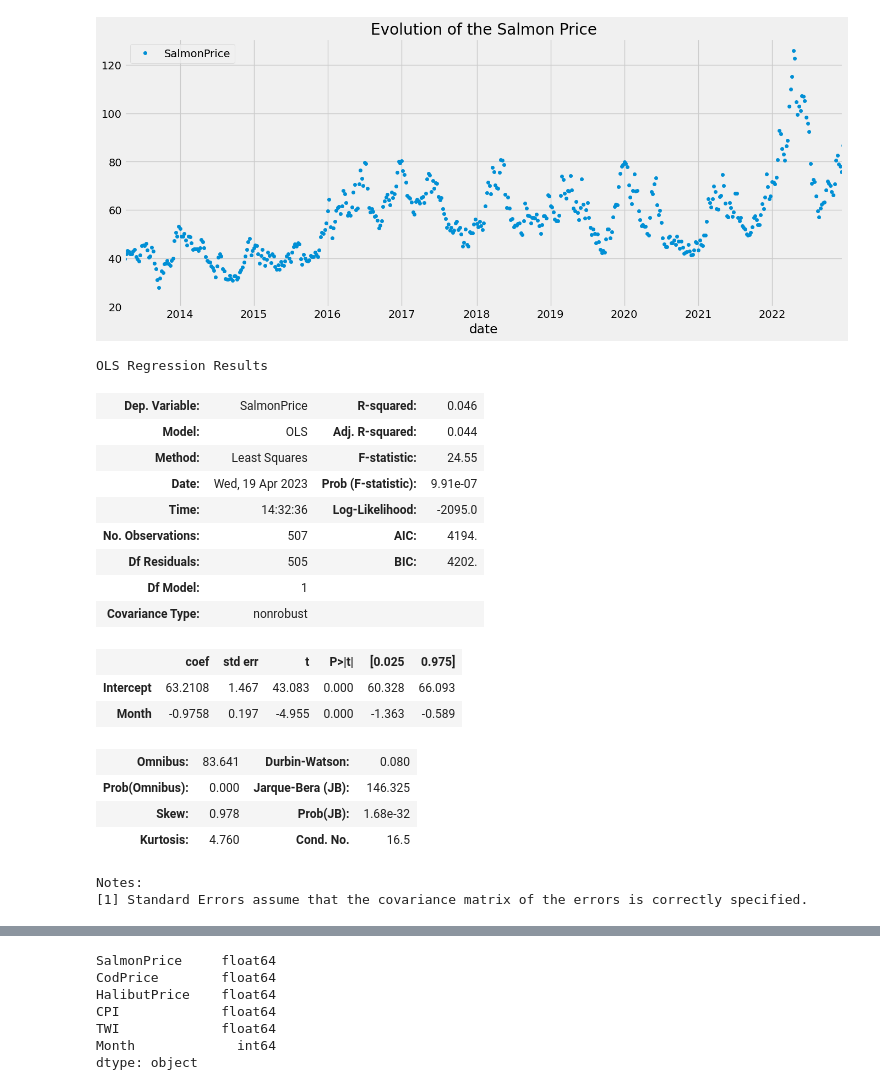
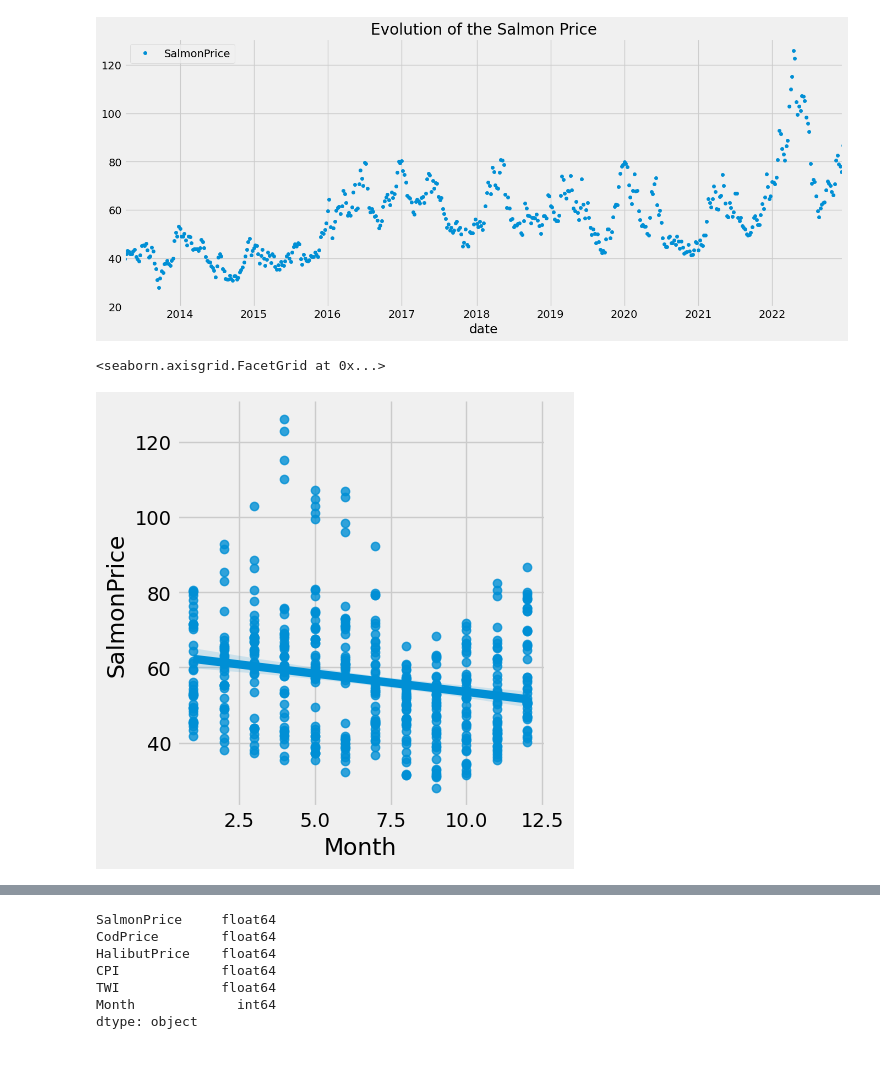
Before and after one commit to BachelorLaks/bachelor2023, a Jupyter notebook: data/Descriptive analysis.ipynb, the cells around one changed output, grey strips where cells are left out. Drawn from its saved outputs; the diff is of its cells as text; code cells hidden in the pictures; blank space fills up the shorter version.

Commit message:
arbeid med month: deskriptiv

```diff
--- a/data/Descriptive analysis.ipynb
+++ b/data/Descriptive analysis.ipynb
@@ -60,27 +56,18 @@ var_set.SalmonPrice.plot(figsize=(15,6), legend=True, title='Evolution of the Sa
 # %% [output]
 <Axes: title={'center': 'Evolution of the Salmon Price'}, xlabel='date'>
 [figure]
-# %%
-reg_line = smf.ols(formula = 'SalmonPrice ~ Month', data = var_set).fit()
-
-reg_line.summary()
-# %% [output]
-OLS Regression Results
-| Dep. Variable: | SalmonPrice | R-squared: | 0.046 |
-| Model: | OLS | Adj. R-squared: | 0.044 |
-| Method: | Least Squares | F-statistic: | 24.55 |
-| Date: | Wed, 19 Apr 2023 | Prob (F-statistic): | 9.91e-07 |
-| Time: | 14:32:36 | Log-Likelihood: | -2095.0 |
-| No. Observations: | 507 | AIC: | 4194. |
-| Df Residuals: | 505 | BIC: | 4202. |
-| Df Model: | 1 |  |  |
-| Covariance Type: | nonrobust |  |  |
-|  | coef | std err | t | P>|t| | [0.025 | 0.975] |
-| Intercept | 63.2108 | 1.467 | 43.083 | 0.000 | 60.328 | 66.093 |
-| Month | -0.9758 | 0.197 | -4.955 | 0.000 | -1.363 | -0.589 |
-| Omnibus: | 83.641 | Durbin-Watson: | 0.080 |
-| Prob(Omnibus): | 0.000 | Jarque-Bera (JB): | 146.325 |
-| Skew: | 0.978 | Prob(JB): | 1.68e-32 |
-| Kurtosis: | 4.760 | Cond. No. | 16.5 |
-Notes:
-[1] Standard Errors assume that the covariance matrix of the errors is correctly specified.
+# %%
+reg_line = smf.ols(formula = 'SalmonPrice ~ Month', data = var_set).fit()
+reg_line.summary()
+alpha_estimate = reg_line.params[0]
+beta_estimate = reg_line.params[1]
+
+sns.lmplot(x = 'Month', y = 'SalmonPrice', data = var_set)
+#fig, ax = plt.subplots()
+#var_set.plot.scatter(x="Month", y="SalmonPrice", ax=ax, alpha = .4)
+#ax.plot(var_set["SalmonPrice"], alpha_estimate + #beta_estimate*var_set["SalmonPrice"])
+#set_xtics = (1,2,3,4,5,6,7,8,9,10,11,12)
+#plt.legend()
+# %% [output]
+<seaborn.axisgrid.FacetGrid at 0x...>
+[figure, added]
```
Also changed, not shown: parts of 2 cells of this notebook.
